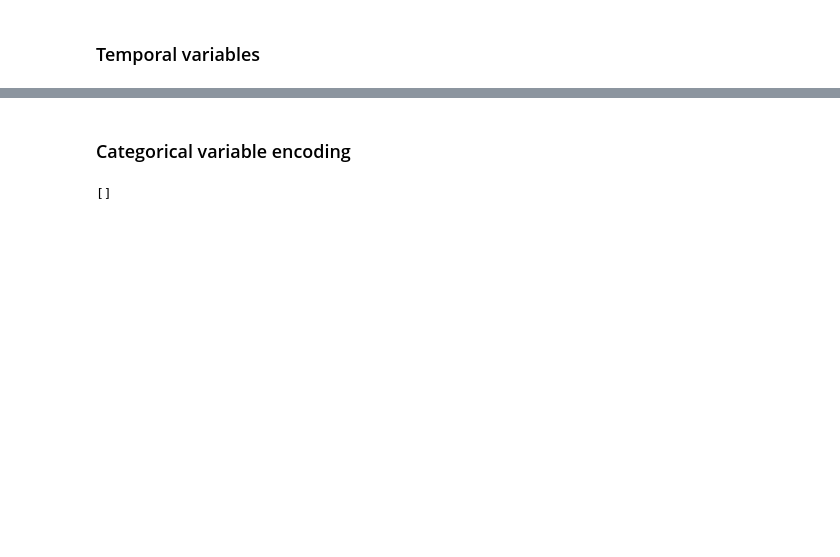
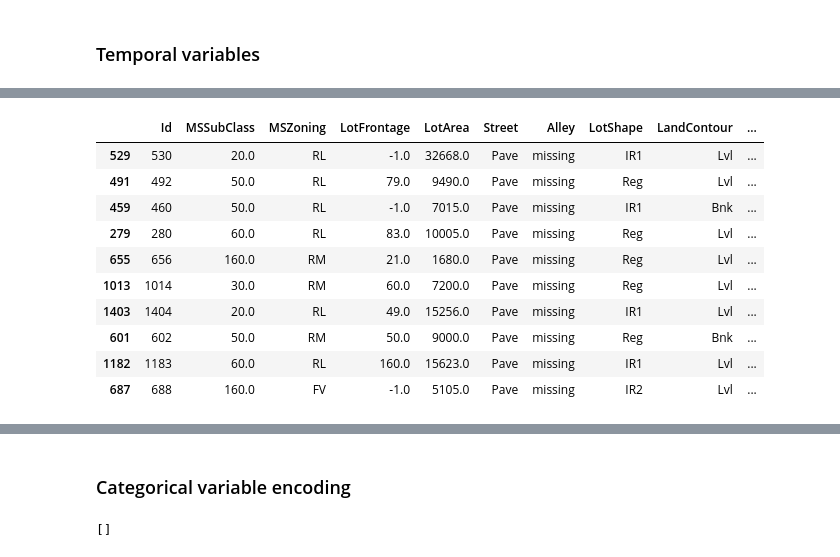
Before and after one commit to nicolaiapp/testing-and-monitoring-ml-deployments, a Jupyter notebook: research_phase/gradient_boosting_model.ipynb, the cells around one changed output, grey strips where cells are left out. Saved outputs shown, nothing was run; the diff lists cells and outputs as text; code cells hidden in the pictures; blank space fills up the shorter version.

```diff
--- a/research_phase/gradient_boosting_model.ipynb
+++ b/research_phase/gradient_boosting_model.ipynb
@@ -169,5 +179,18 @@ time: 0 ns (started: 2022-09-28 16:46:20 +02:00)
 # %%
 for var in ['YearBuilt', 'YearRemodAdd', 'GarageYrBlt']:
     X_train = elapsed_years(X_train, var)
     X_test = elapsed_years(X_test, var)
+
+X_test.head(10)
 # %% [output]
+|  | Id | MSSubClass | MSZoning | LotFrontage | LotArea | Street | Alley | LotShape | LandContour | ... |
+| 529 | 530 | 20.0 | RL | -1.0 | 32668.0 | Pave | missing | IR1 | Lvl | ... |
+| 491 | 492 | 50.0 | RL | 79.0 | 9490.0 | Pave | missing | Reg | Lvl | ... |
+| 459 | 460 | 50.0 | RL | -1.0 | 7015.0 | Pave | missing | IR1 | Bnk | ... |
+| 279 | 280 | 60.0 | RL | 83.0 | 10005.0 | Pave | missing | Reg | Lvl | ... |
+| 655 | 656 | 160.0 | RM | 21.0 | 1680.0 | Pave | missing | Reg | Lvl | ... |
+| 1013 | 1014 | 30.0 | RM | 60.0 | 7200.0 | Pave | missing | Reg | Lvl | ... |
+| 1403 | 1404 | 20.0 | RL | 49.0 | 15256.0 | Pave | missing | IR1 | Lvl | ... |
+| 601 | 602 | 50.0 | RM | 50.0 | 9000.0 | Pave | missing | Reg | Bnk | ... |
+| 1182 | 1183 | 60.0 | RL | 160.0 | 15623.0 | Pave | missing | IR1 | Lvl | ... |
+| 687 | 688 | 160.0 | FV | -1.0 | 5105.0 | Pave | missing | IR2 | Lvl | ... |
```
Also changed, not shown: parts of 32 cells of this notebook, 2 other files.
